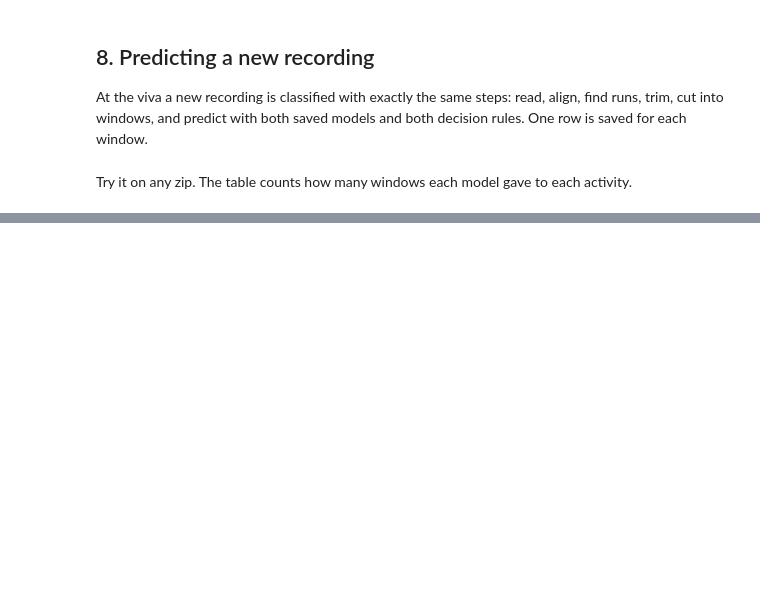
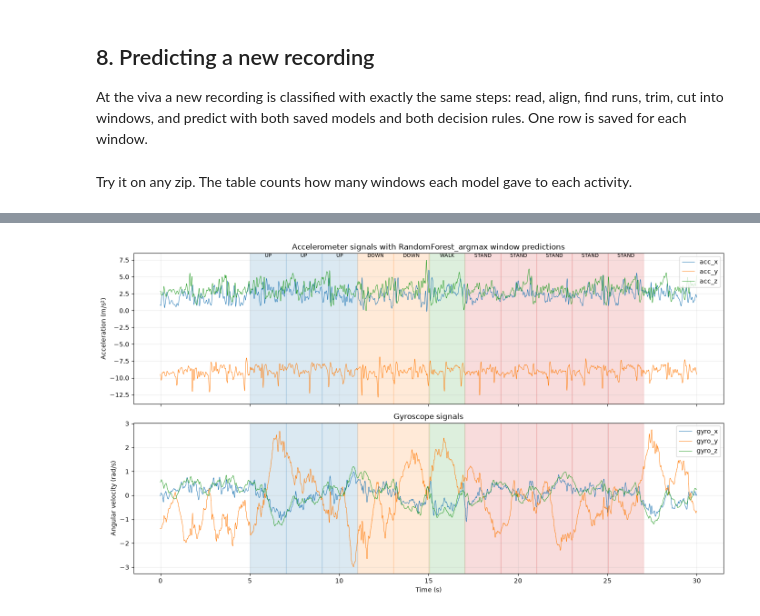
Before and after one commit to ldldld-sudo/Machine-Learning_DL, a Jupyter notebook: Assignment1_DL/ML__Activity Recognition Pipeline.ipynb, the cells around one changed output, grey strips where cells are left out. Drawn from its saved outputs; the diff is of its cells as text; code cells hidden in the pictures; blank space fills up the shorter version.

```diff
--- a/Assignment1_DL/ML__Activity Recognition Pipeline.ipynb
+++ b/Assignment1_DL/ML__Activity Recognition Pipeline.ipynb
@@ -1560,0 +1564,59 @@ predictions.iloc[:, 7:].apply(pd.Series.value_counts).fillna(0).astype(int)
+# %%
+# Select the model output to display
+# prediction_column = "LogisticRegression_argmax"
+# prediction_column = "LogisticRegression_minimum_expected_cost"
+prediction_column = "RandomForest_argmax"
+# prediction_column = "RandomForest_minimum_expected_cost"
+
+fig, axes = plt.subplots(2, 1, figsize=(14, 8), sharex=True)
+
+# Plot the three accelerometer axes
+for col in ["acc_x", "acc_y", "acc_z"]:
+    axes[0].plot(aligned["t"], aligned[col], label=col, linewidth=0.7)
+# Plot the three gyroscope axes
+for col in ["gyro_x", "gyro_y", "gyro_z"]:
+    axes[1].plot(aligned["t"], aligned[col], label=col, linewidth=0.7)
+
+# Add a shaded region for each window and label it with its predicted activity
+labels = predictions[prediction_column].dropna().unique()
+colors = plt.get_cmap("tab10")
+
+for i, (_, row) in enumerate(predictions.iterrows()):
+    label = row[prediction_column]
+    if pd.isna(label):
+        continue
+
+    color = colors(list(labels).index(label) % 10)
+
+    for ax in axes:
+        ax.axvspan(
+            row["start"],
+            row["end"],
+            color=color,
+            alpha=0.16
+        )
+
+    # Place the predicted activity label above the window
+    axes[0].text(
+        (row["start"] + row["end"]) / 2,
+        axes[0].get_ylim()[1],
+        str(label),
+        ha="center",
+        va="top",
+        fontsize=8
+    )
+
+axes[0].set_title(f"Accelerometer signals with {prediction_column} window predictions")
+axes[0].set_ylabel("Acceleration (m/s²)")
+axes[1].set_title("Gyroscope signals")
+axes[1].set_ylabel("Angular velocity (rad/s)")
+axes[1].set_xlabel("Time (s)")
+
+for ax in axes:
+    ax.legend(loc="upper right")
+    ax.grid(True, alpha=0.25)
+
+plt.tight_layout()
+plt.show()
+# %% [output]
+[figure, added]
```
Also changed, not shown: parts of 1 cell of this notebook.
